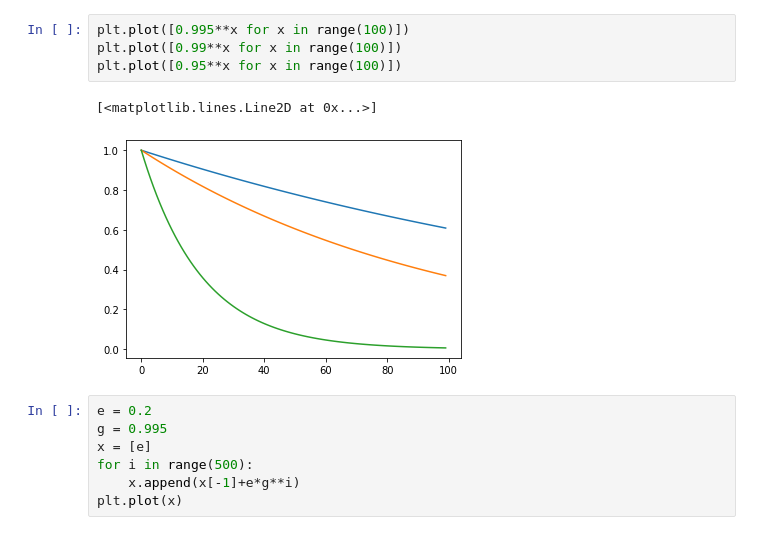
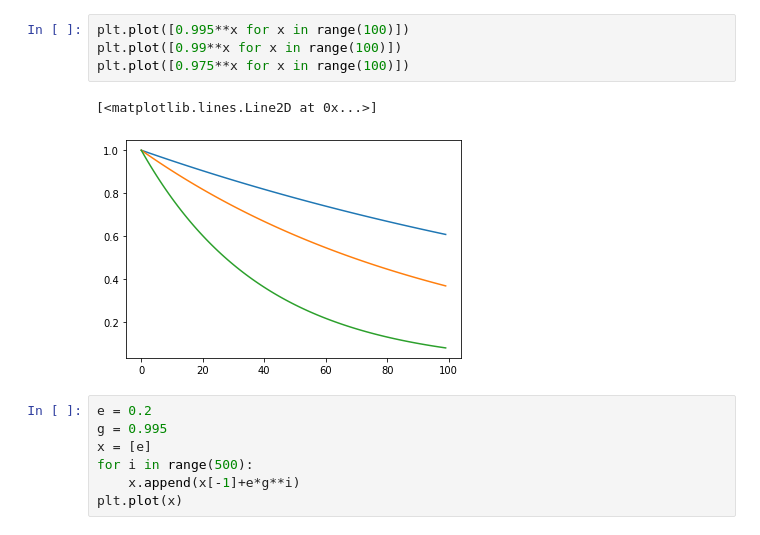
Before and after one commit to dercodeKoenig/ipda_vs_dqn_m5, a Jupyter notebook: tx_2/visualization.ipynb, the cells around one changed output. Saved outputs shown, nothing was run; the diff lists cells and outputs as text.

```diff
--- a/tx_2/visualization.ipynb
+++ b/tx_2/visualization.ipynb
@@ -46,10 +46,10 @@ ax[1].plot(y1)
 # %%
 plt.plot([0.995**x for x in range(100)])
 plt.plot([0.99**x for x in range(100)])
-plt.plot([0.95**x for x in range(100)])
+plt.plot([0.975**x for x in range(100)])
 # %% [output]
 [<matplotlib.lines.Line2D at 0x...>]
-[figure, old version]
+[figure, new version]
 # %%
 e = 0.2
 g = 0.995
```
Also changed, not shown: parts of 1 cell of this notebook, 4 other files.
